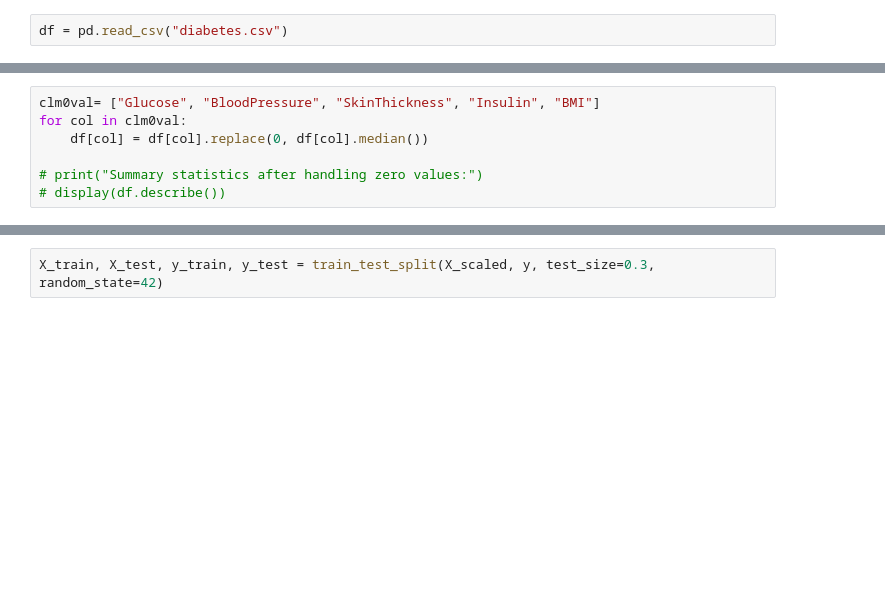
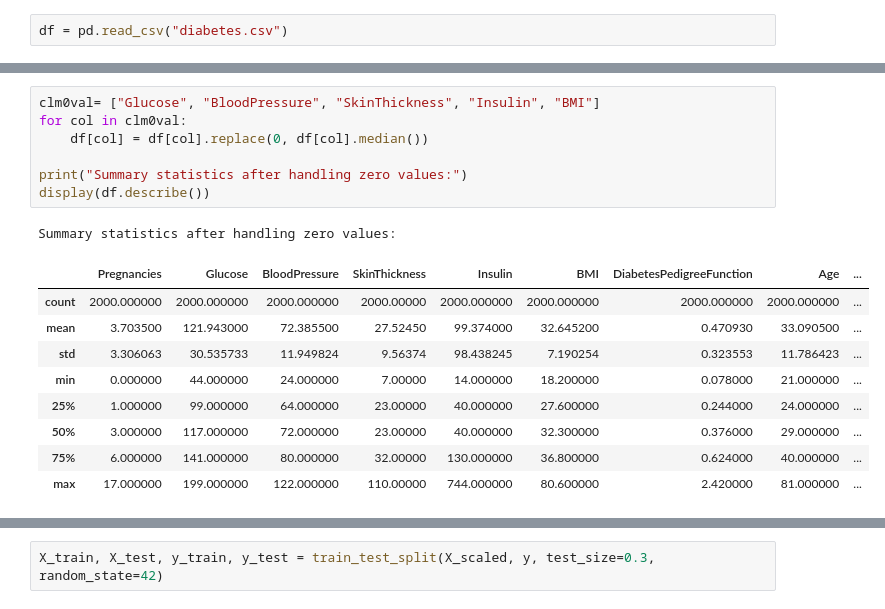
Before and after one commit to Ishan3885/Diabetes_Predictor, a Jupyter notebook: source code.ipynb, the cells around one changed output, grey strips where cells are left out. Saved outputs shown, nothing was run; the diff lists cells and outputs as text; blank space fills up the shorter version.

```diff
--- a/source code.ipynb
+++ b/source code.ipynb
@@ -14,7 +34,18 @@ df = pd.read_csv("diabetes.csv")
 # %%
 clm0val= ["Glucose", "BloodPressure", "SkinThickness", "Insulin", "BMI"]
 for col in clm0val:
     df[col] = df[col].replace(0, df[col].median())
 
-# print("Summary statistics after handling zero values:")
-# display(df.describe())
+print("Summary statistics after handling zero values:")
+display(df.describe())
+# %% [output]
+Summary statistics after handling zero values:
+|  | Pregnancies | Glucose | BloodPressure | SkinThickness | Insulin | BMI | DiabetesPedigreeFunction | Age | ... |
+| count | 2000.000000 | 2000.000000 | 2000.000000 | 2000.00000 | 2000.000000 | 2000.000000 | 2000.000000 | 2000.000000 | ... |
+| mean | 3.703500 | 121.943000 | 72.385500 | 27.52450 | 99.374000 | 32.645200 | 0.470930 | 33.090500 | ... |
+| std | 3.306063 | 30.535733 | 11.949824 | 9.56374 | 98.438245 | 7.190254 | 0.323553 | 11.786423 | ... |
+| min | 0.000000 | 44.000000 | 24.000000 | 7.00000 | 14.000000 | 18.200000 | 0.078000 | 21.000000 | ... |
+| 25% | 1.000000 | 99.000000 | 64.000000 | 23.00000 | 40.000000 | 27.600000 | 0.244000 | 24.000000 | ... |
+| 50% | 3.000000 | 117.000000 | 72.000000 | 23.00000 | 40.000000 | 32.300000 | 0.376000 | 29.000000 | ... |
+| 75% | 6.000000 | 141.000000 | 80.000000 | 32.00000 | 130.000000 | 36.800000 | 0.624000 | 40.000000 | ... |
+| max | 17.000000 | 199.000000 | 122.000000 | 110.00000 | 744.000000 | 80.600000 | 2.420000 | 81.000000 | ... |
```
Also changed, not shown: parts of 8 cells of this notebook.
